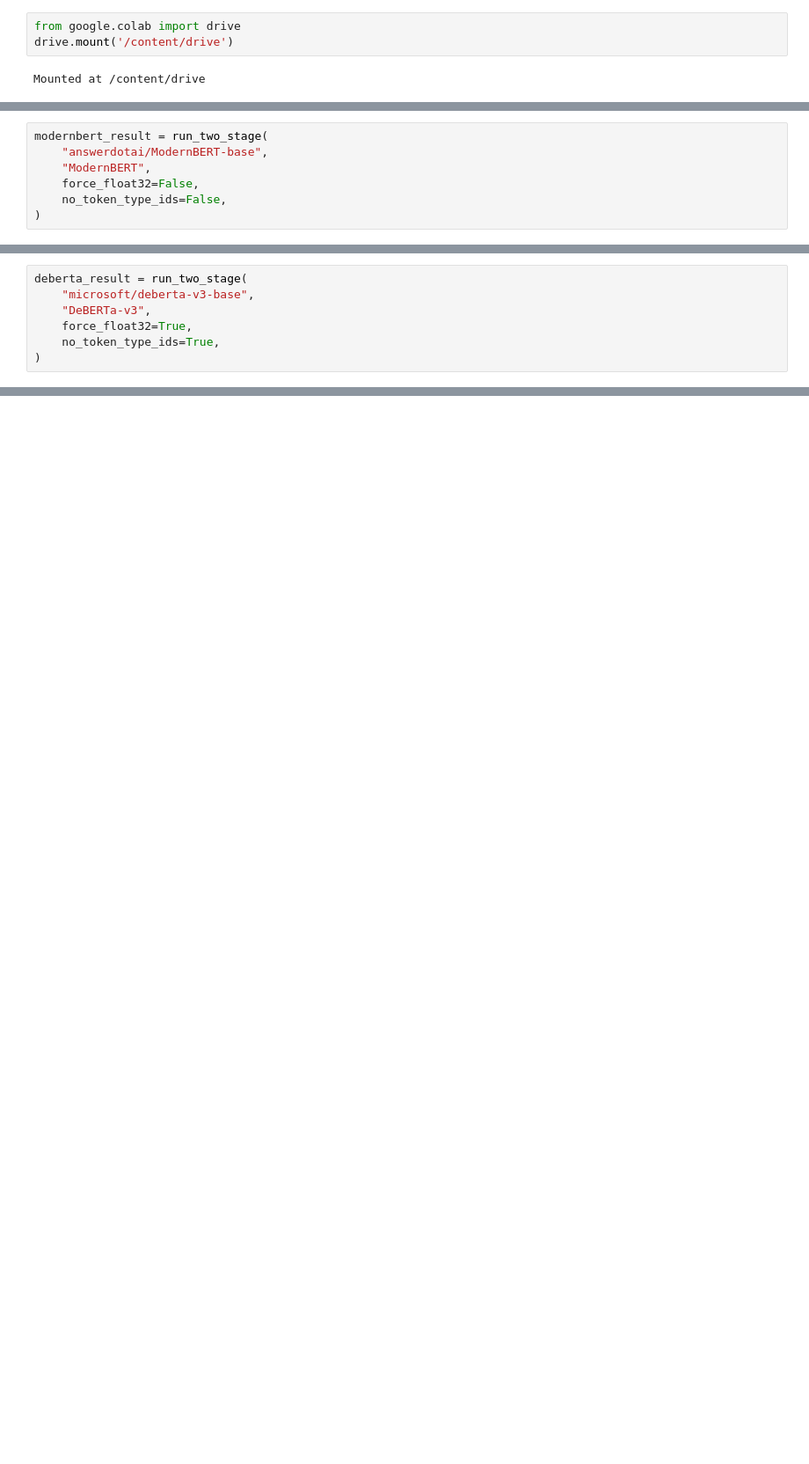
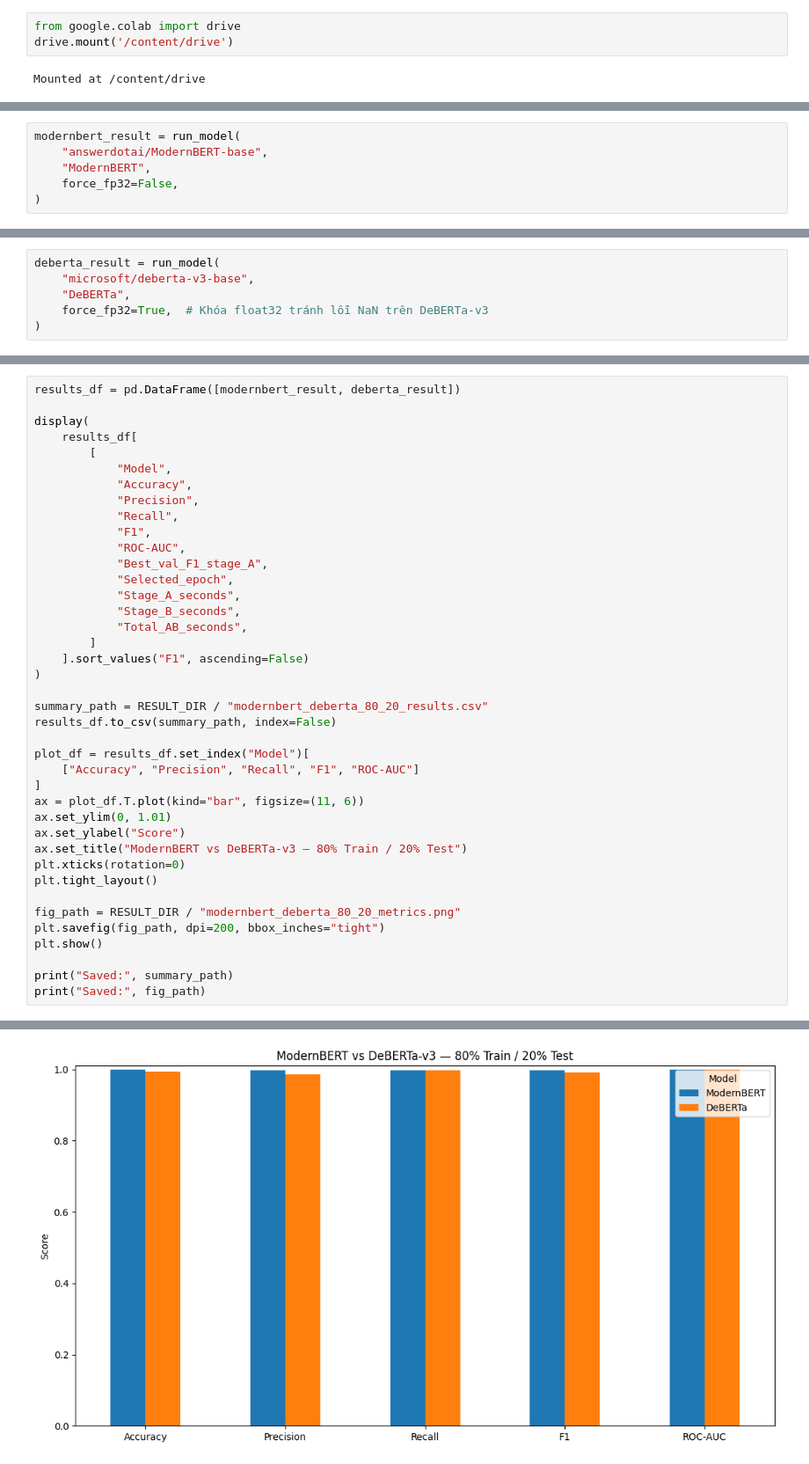
Before and after one commit to KietNH-ai/AI-Generated-Text-Essay-Detection, a Jupyter notebook: notebooks/06_modernBERT_deBERTa.ipynb, the cells around one changed output, grey strips where cells are left out. Shown at 88% size. Drawn from its saved outputs; the diff is of its cells as text; blank space fills up the shorter version.

```diff
--- a/notebooks/10_RQ3_03_retrain_ModernBERT_DeBERTa_(1)_(1).ipynb
+++ b/notebooks/06_modernBERT_deBERTa.ipynb
@@ -329,9 +480,8 @@ def run_two_stage(model_name, short_name, force_float32=False, no_token_type_ids
 # %%
-modernbert_result = run_two_stage(
+modernbert_result = run_model(
     "answerdotai/ModernBERT-base",
     "ModernBERT",
-    force_float32=False,
-    no_token_type_ids=False,
+    force_fp32=False,
 )
 # %% [output]
 ==========================================================================================
@@ -343,9 +556,8 @@ ModernBERT - CHECKING CHECKPOINTS & INITIALIZING
 # %%
-deberta_result = run_two_stage(
+deberta_result = run_model(
     "microsoft/deberta-v3-base",
-    "DeBERTa-v3",
-    force_float32=True,
-    no_token_type_ids=True,
+    "DeBERTa",
+    force_fp32=True,  # Khóa float32 tránh lỗi NaN trên DeBERTa-v3
 )
 # %% [output]
 ==========================================================================================
@@ -431,0 +637,41 @@ print(f"Đã nén thành công thư mục {folder_to_zip} thành file {output_fi
+# %%
+results_df = pd.DataFrame([modernbert_result, deberta_result])
+
+display(
+    results_df[
+        [
+            "Model",
+            "Accuracy",
+            "Precision",
+            "Recall",
+            "F1",
+            "ROC-AUC",
+            "Best_val_F1_stage_A",
+            "Selected_epoch",
+            "Stage_A_seconds",
+            "Stage_B_seconds",
+            "Total_AB_seconds",
+        ]
+    ].sort_values("F1", ascending=False)
+)
+
+summary_path = RESULT_DIR / "modernbert_deberta_80_20_results.csv"
+results_df.to_csv(summary_path, index=False)
+
+plot_df = results_df.set_index("Model")[
+    ["Accuracy", "Precision", "Recall", "F1", "ROC-AUC"]
+]
+ax = plot_df.T.plot(kind="bar", figsize=(11, 6))
+ax.set_ylim(0, 1.01)
+ax.set_ylabel("Score")
+ax.set_title("ModernBERT vs DeBERTa-v3 — 80% Train / 20% Test")
+plt.xticks(rotation=0)
+plt.tight_layout()
+
+fig_path = RESULT_DIR / "modernbert_deberta_80_20_metrics.png"
+plt.savefig(fig_path, dpi=200, bbox_inches="tight")
+plt.show()
+
+print("Saved:", summary_path)
+print("Saved:", fig_path)
+# %% [output]
@@ -431,0 +681 @@ print(f"Đã nén thành công thư mục {folder_to_zip} thành file {output_fi
+[figure, added]
```
Also changed, not shown: parts of 21 cells of this notebook, 13 other files.
